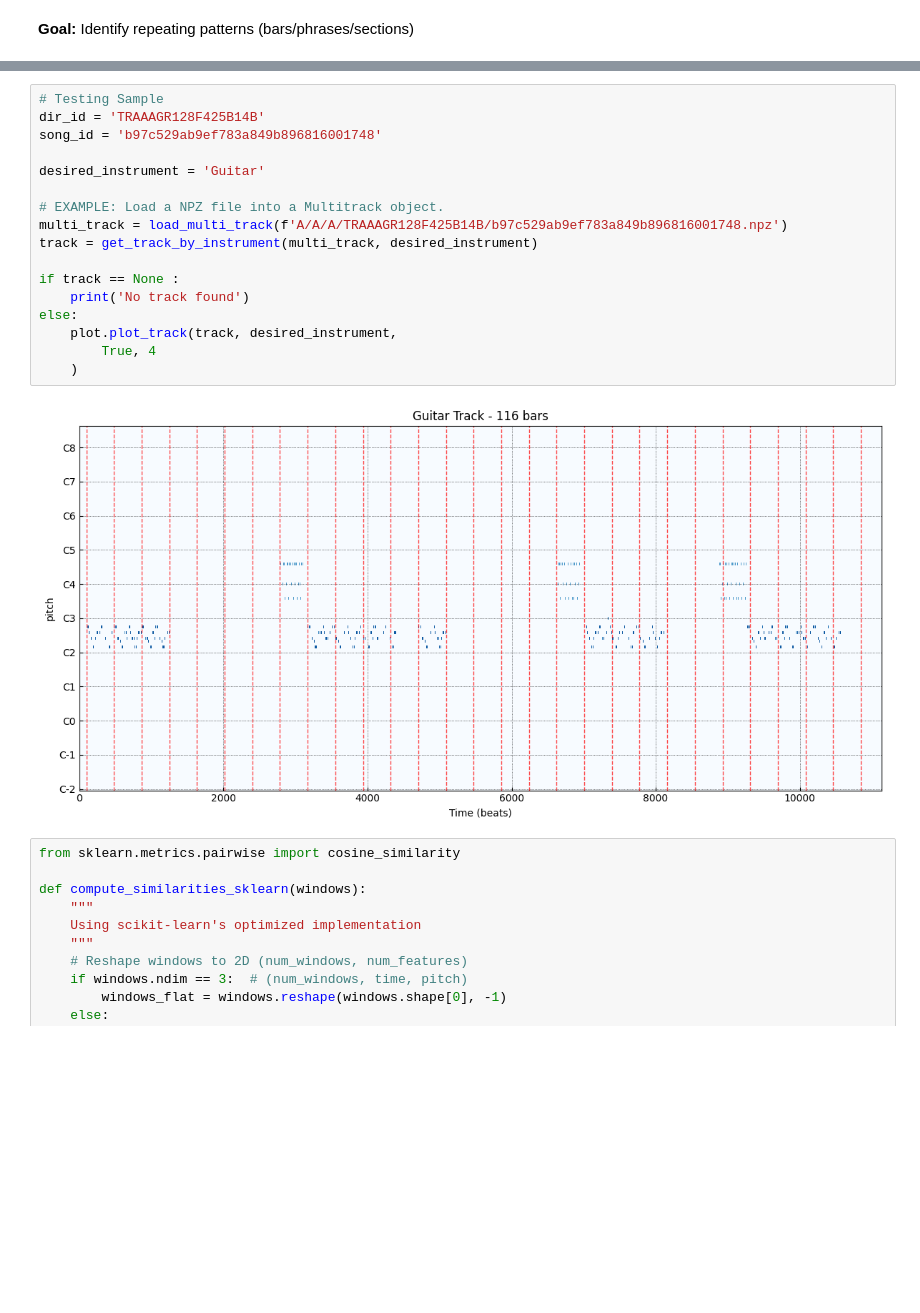
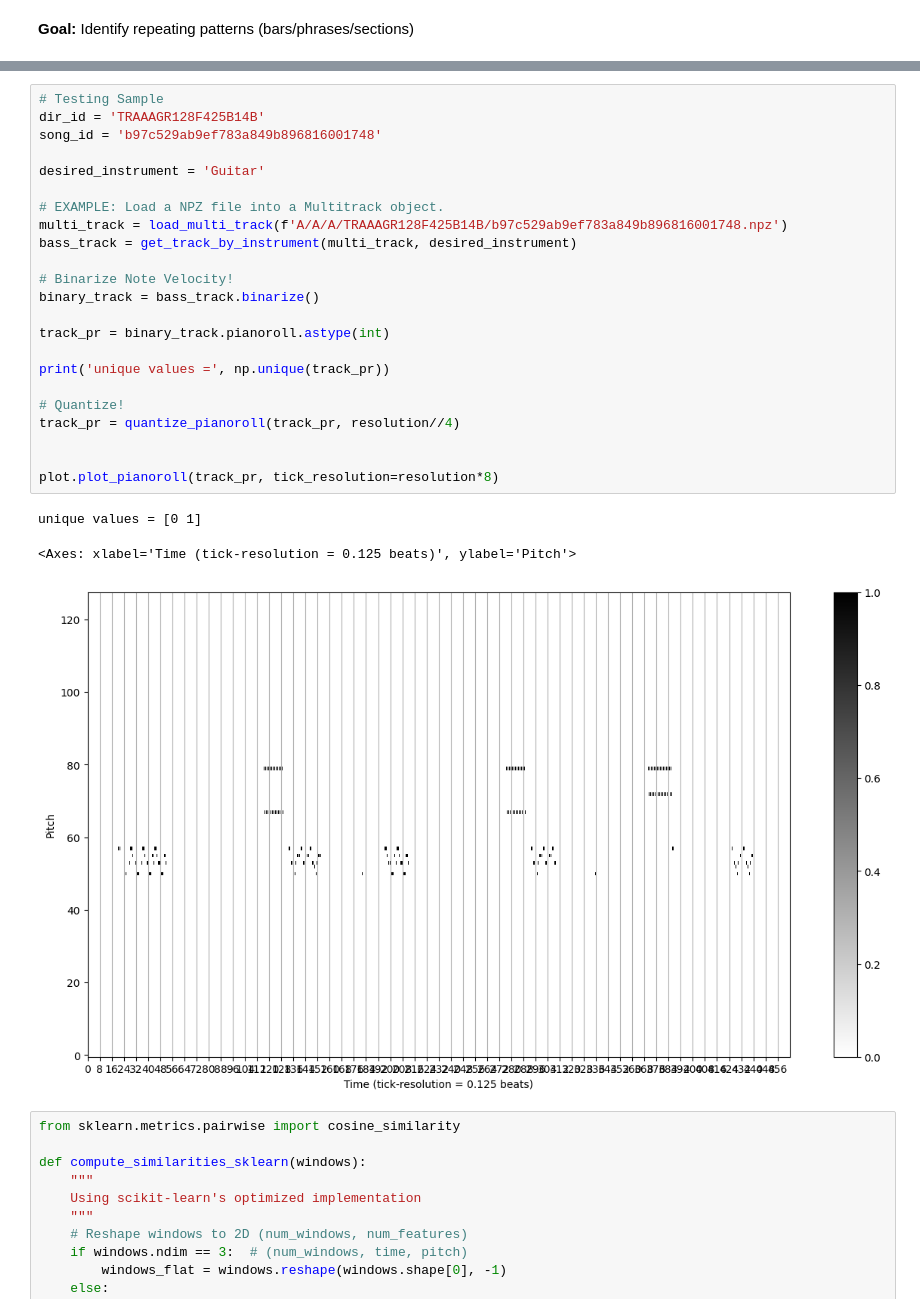
Before and after one commit to rhudaj/MusicGen, a Jupyter notebook: patterns.ipynb, the cells around one changed output, grey strips where cells are left out. Saved outputs shown, nothing was run; the diff lists cells and outputs as text; blank space fills up the shorter version.

```diff
--- a/patterns.ipynb
+++ b/patterns.ipynb
@@ -30,22 +31,30 @@ from dataset.load import (
 # %%
 # Testing Sample
 dir_id = 'TRAAAGR128F425B14B'
 song_id = 'b97c529ab9ef783a849b896816001748'
 
 desired_instrument = 'Guitar'
 
 # EXAMPLE: Load a NPZ file into a Multitrack object.
 multi_track = load_multi_track(f'A/A/A/TRAAAGR128F425B14B/b97c529ab9ef783a849b896816001748.npz')
-track = get_track_by_instrument(multi_track, desired_instrument)
+bass_track = get_track_by_instrument(multi_track, desired_instrument)
 
-if track == None :
-    print('No track found')
-else:
-	plot.plot_track(track, desired_instrument,
-        True, 4
-    )
+# Binarize Note Velocity!
+binary_track = bass_track.binarize()
+
+track_pr = binary_track.pianoroll.astype(int)
+
+print('unique values =', np.unique(track_pr))
+
+# Quantize!
+track_pr = quantize_pianoroll(track_pr, resolution//4)
+
+
+plot.plot_pianoroll(track_pr, tick_resolution=resolution*8)
 # %% [output]
+unique values = [0 1]
+<Axes: xlabel='Time (tick-resolution = 0.125 beats)', ylabel='Pitch'>
-[figure, old version]
+[figure, new version]
 # %%
 from sklearn.metrics.pairwise import cosine_similarity
 
```
Also changed, not shown: parts of 4 cells of this notebook, 8 other files.
